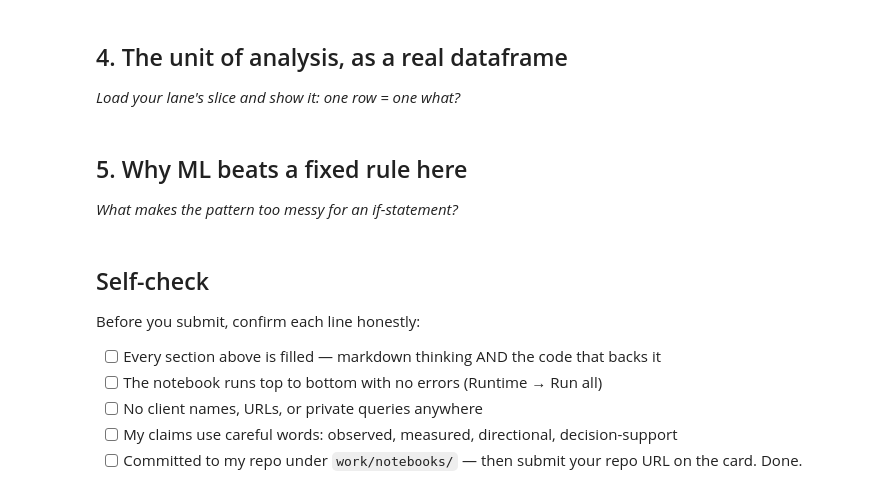
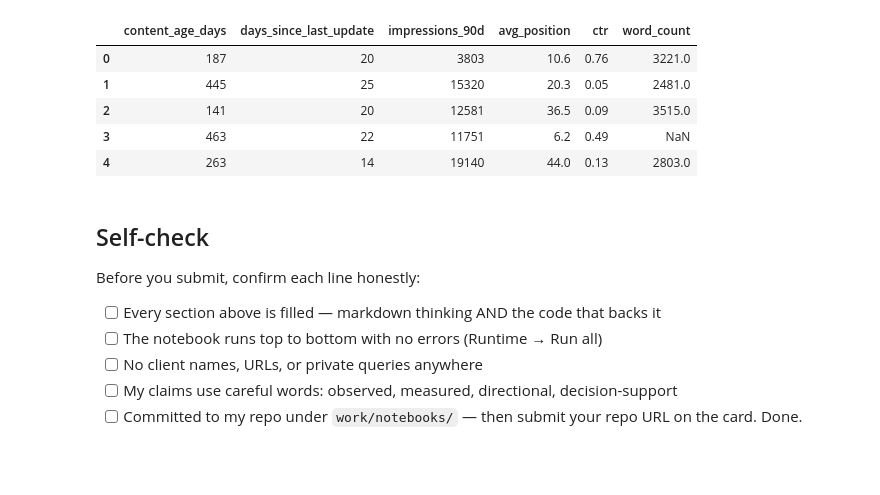
Before and after one commit to Mahnoor-Kalsoom/flyrank-ml-internship, a Jupyter notebook: work/notebooks/w02_ml_task_framing.ipynb, the cells around one changed output. Cells and saved outputs as stored; diff of their text form; code cells hidden in the pictures; blank space fills up the shorter version.

```diff
--- a/work/notebooks/w02_ml_task_framing.ipynb
+++ b/work/notebooks/w02_ml_task_framing.ipynb
@@ -27,7 +156,18 @@ This skeleton is yours to fill. Work the sections **in order** — each one has
 # %%
 # This cell is for CODE (numbers, a query, a check).
 # Write your text answer in the cell ABOVE this one — typing sentences here breaks Run All.
+df[[
+    "content_age_days",
+    "days_since_last_update",
+    "impressions_90d",
+    "avg_position",
+    "ctr",
+    "word_count"
+]].head()
+# %% [output]
+|  | content_age_days | days_since_last_update | impressions_90d | avg_position | ctr | word_count |
+| 0 | 187 | 20 | 3803 | 10.6 | 0.76 | 3221.0 |
+| 1 | 445 | 25 | 15320 | 20.3 | 0.05 | 2481.0 |
+| 2 | 141 | 20 | 12581 | 36.5 | 0.09 | 3515.0 |
+| 3 | 463 | 22 | 11751 | 6.2 | 0.49 | NaN |
+| 4 | 263 | 14 | 19140 | 44.0 | 0.13 | 2803.0 |
-# %% [markdown]
-## 4. The unit of analysis, as a real dataframe
-
-*Load your lane's slice and show it: one row = one what?*
@@ -37,4 +173,0 @@ This skeleton is yours to fill. Work the sections **in order** — each one has
-# %% [markdown]
-## 5. Why ML beats a fixed rule here
-
-*What makes the pattern too messy for an if-statement?*
```
Also changed, not shown: parts of 17 cells of this notebook.
